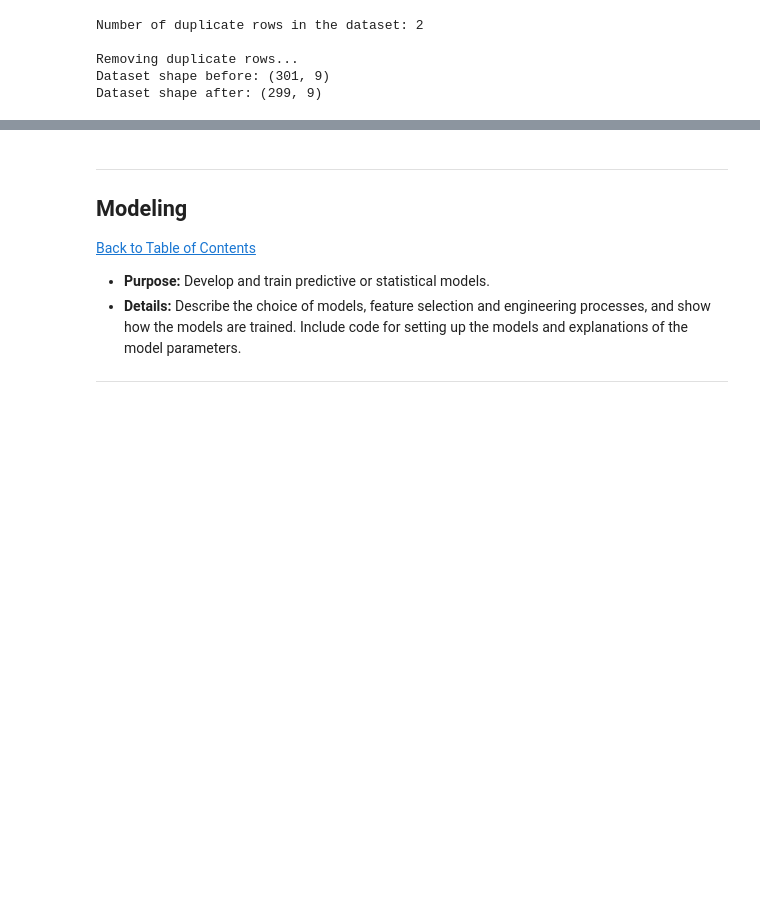
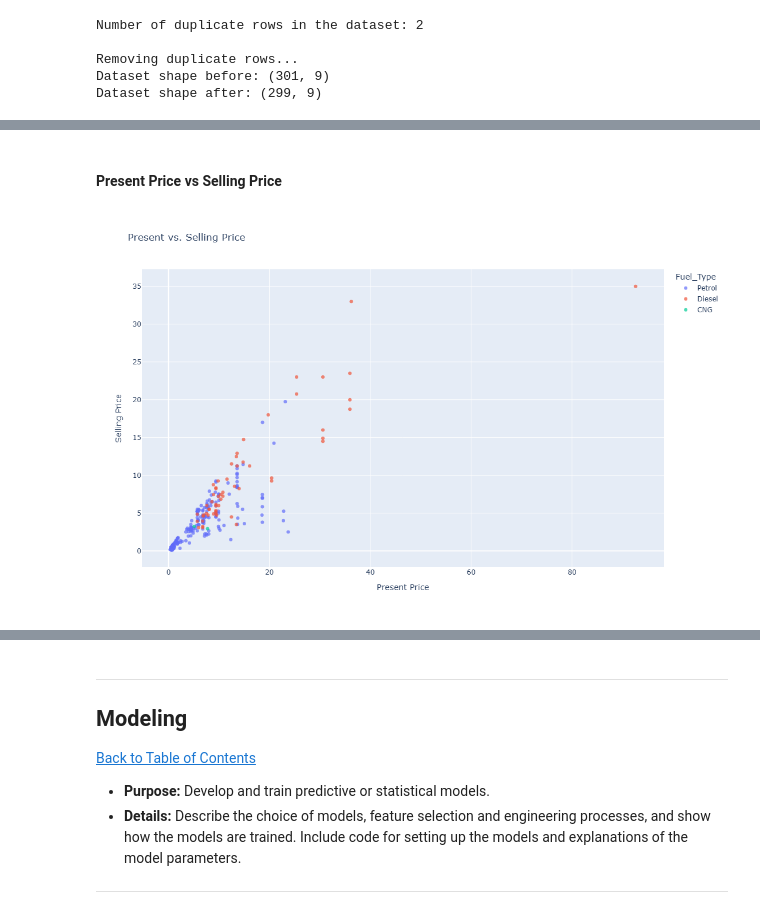
Before and after one commit to PhillipSethole/Car-Price-Prediction, a Jupyter notebook: Car Price Prediction Project.ipynb, the cells around one changed output, grey strips where cells are left out. Cells and saved outputs as stored; diff of their text form; code cells hidden in the pictures; blank space fills up the shorter version.

```diff
--- a/Car Price Prediction Project.ipynb
+++ b/Car Price Prediction Project.ipynb
@@ -251,0 +272,19 @@ Dataset shape after: (299, 9)
+# %% [markdown]
+####  Present Price vs Selling Price
+# %%
+fig = px.scatter(df_cleaned,
+                 x='Present_Price',
+                 y='Selling_Price',
+                 color='Fuel_Type',
+                 opacity=0.7,
+                 title='Present vs. Selling Price',
+                 labels={
+                     'Present_Price': 'Present Price',
+                     'Selling_Price': 'Selling Price'
+                 },
+                 width=800,
+                 height=700)
+
+fig.show()
+# %% [output]
+[figure, added]
```
Also changed, not shown: parts of 24 cells of this notebook.
